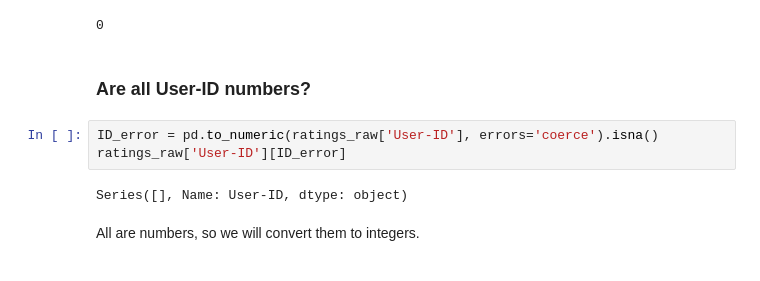
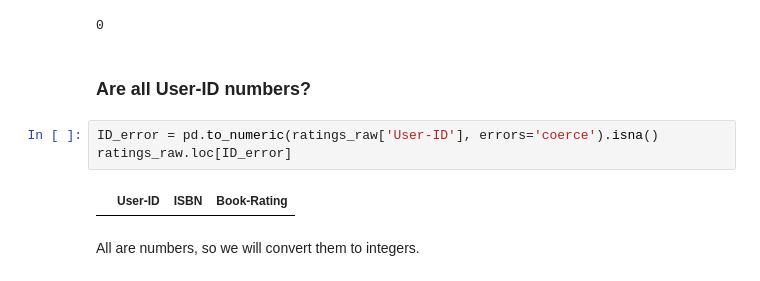
Before and after one commit to ptavaressilva/book_recommender, a Jupyter notebook: Book-Recommender-1_Simple Recommender_Data_Prep.ipynb, the cells around one changed output. Saved outputs shown, nothing was run; the diff lists cells and outputs as text.

```diff
--- a/Book-Recommender-1_Simple Recommender_Data_Prep.ipynb
+++ b/Book-Recommender-1_Simple Recommender_Data_Prep.ipynb
@@ -215,9 +187,9 @@ ratings_raw.loc[ratings_raw['User-ID'].isnull(),'User-ID'].count()
 ### Are all User-ID numbers?
 # %%
 ID_error = pd.to_numeric(ratings_raw['User-ID'], errors='coerce').isna()
-ratings_raw['User-ID'][ID_error]
+ratings_raw.loc[ID_error]
 # %% [output]
-Series([], Name: User-ID, dtype: object)
+|  | User-ID | ISBN | Book-Rating |
 # %% [markdown]
 All are numbers, so we will convert them to integers.
 # %%
```
Also changed, not shown: parts of 13 cells of this notebook, 5 other files.
